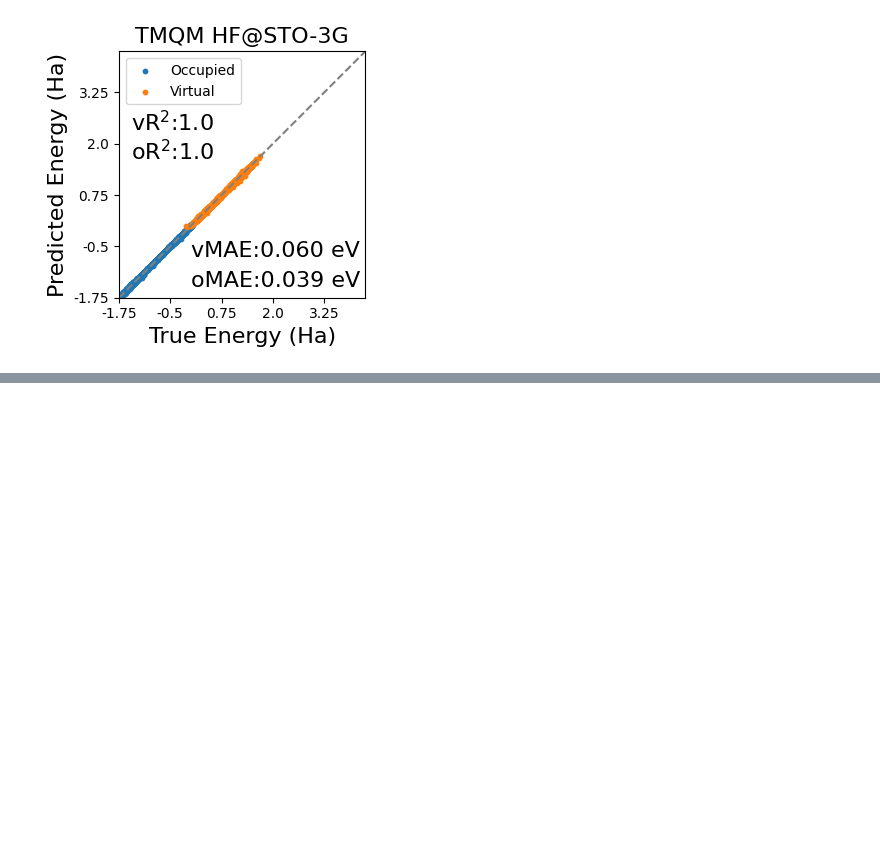
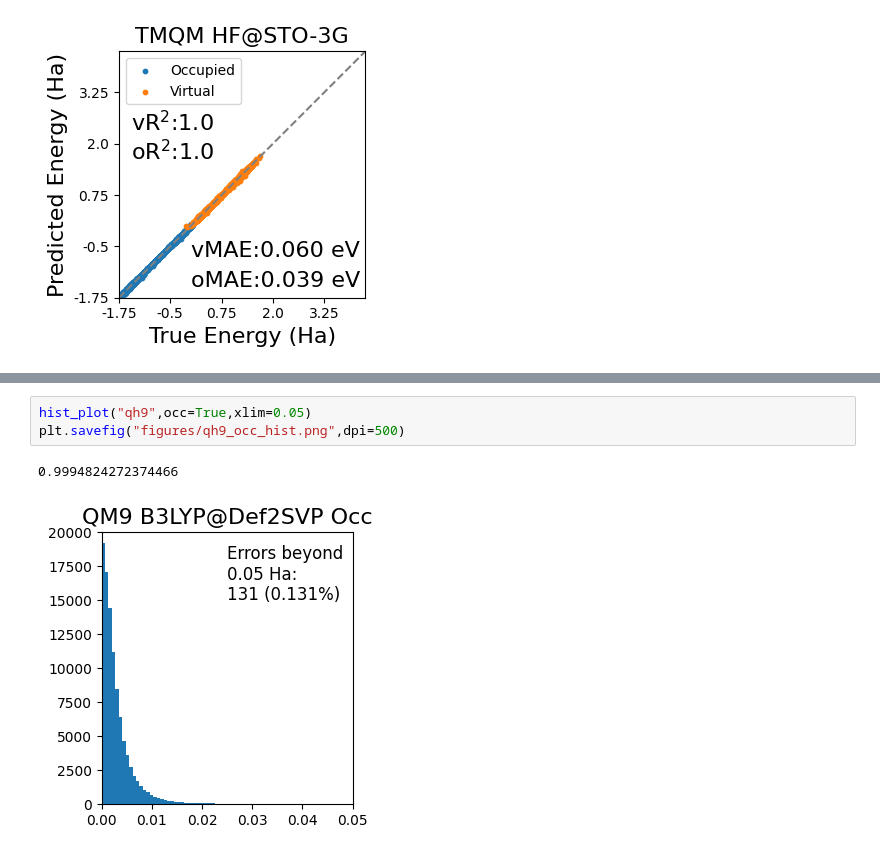
Before and after one commit to GagliardiGroup/CEONet, a Jupyter notebook: notebooks/figures.ipynb, the cells around one changed output, grey strips where cells are left out. Drawn from its saved outputs; the diff is of its cells as text; blank space fills up the shorter version.

```diff
--- a/notebooks/figures.ipynb
+++ b/notebooks/figures.ipynb
@@ -101,0 +154,6 @@ Virt MAE (mHa): 2.2049582160418058
+# %%
+hist_plot("qh9",occ=True,xlim=0.05)
+plt.savefig("figures/qh9_occ_hist.png",dpi=500)
+# %% [output]
+0.9994824272374466
+[figure, added]
```
Also changed, not shown: parts of 8 cells of this notebook, 13 other files.
